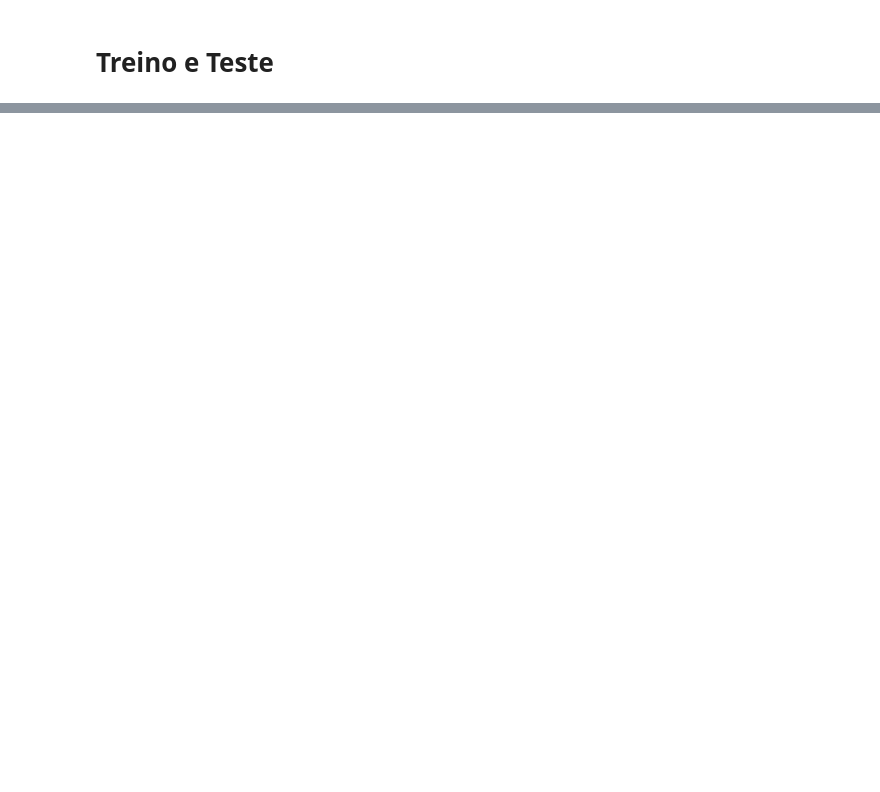
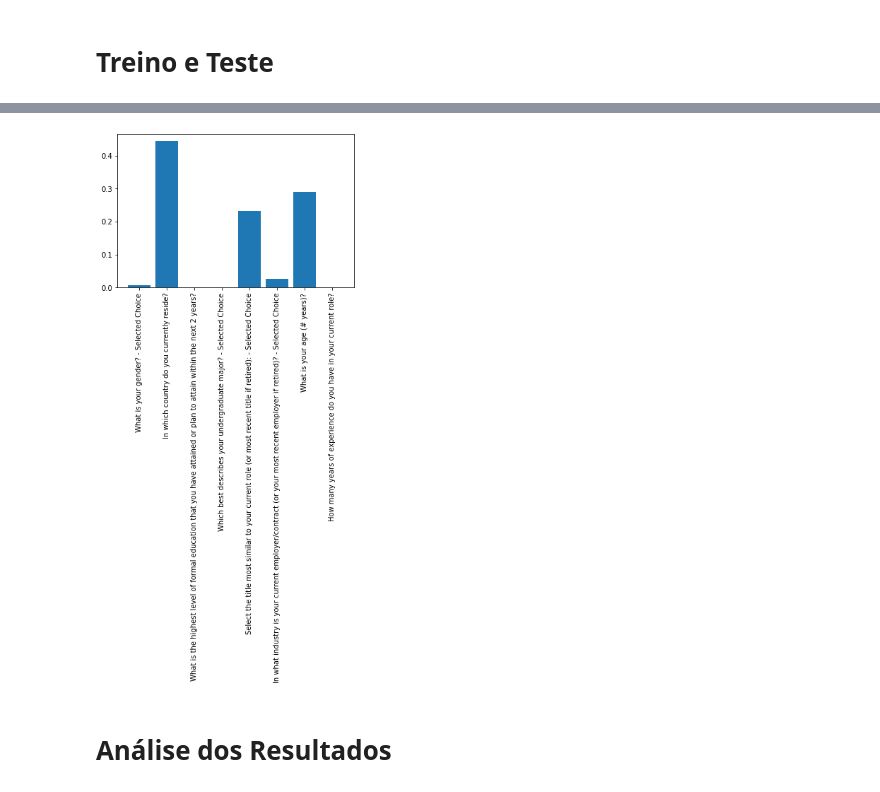
Before and after one commit to walkiria/mini-curso-ai-girls, a Jupyter notebook: aula-06.ipynb, the cells around one changed output, grey strips where cells are left out. Drawn from its saved outputs; the diff is of its cells as text; code cells hidden in the pictures; blank space fills up the shorter version.

```diff
--- a/aula-06.ipynb
+++ b/aula-06.ipynb
@@ -88,0 +153,6 @@ X_train, X_test, y_train, y_test = train_test_split(
+# %%
+importance = regr_1.feature_importances_
+
+# summarize feature importance
+for i,v in enumerate(importance):
+    print('Feature: %0d, Score: %.5f' % (i,v))
@@ -88,0 +168,12 @@ X_train, X_test, y_train, y_test = train_test_split(
+# %%
+features_n = X.columns
+# %%
+
+# plot feature importance
+pyplot.bar([x for x in range(len(importance))], importance)
+pyplot.xticks([x for x in range(len(importance))], features_n, rotation='vertical')
+pyplot.show()
+# %% [output]
+[figure, added]
+# %% [markdown]
+# Análise dos Resultados
```
Also changed, not shown: parts of 53 cells of this notebook, 9 other files.
